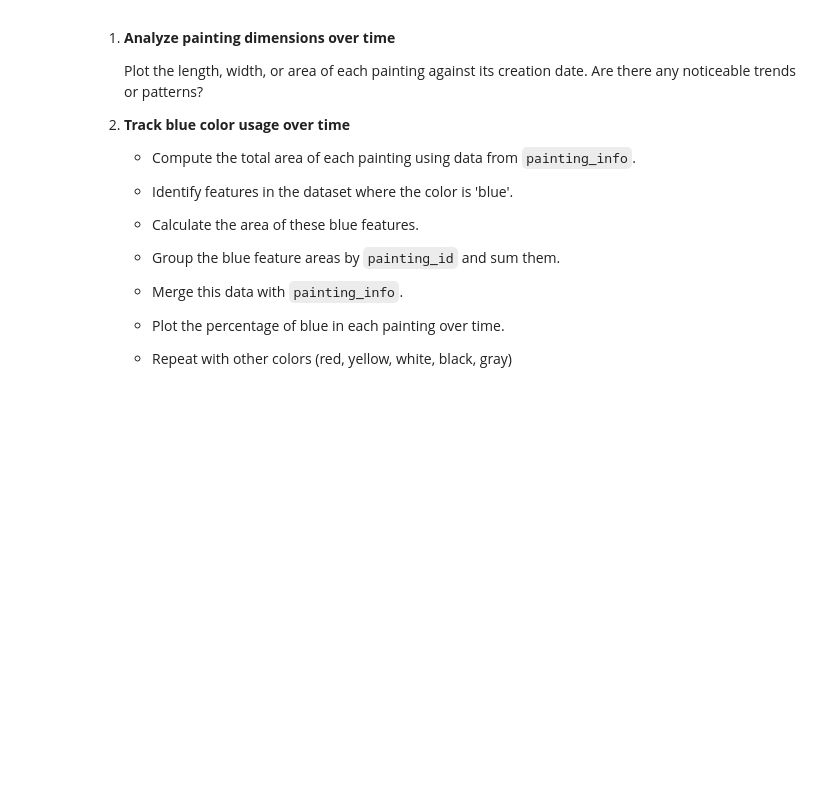
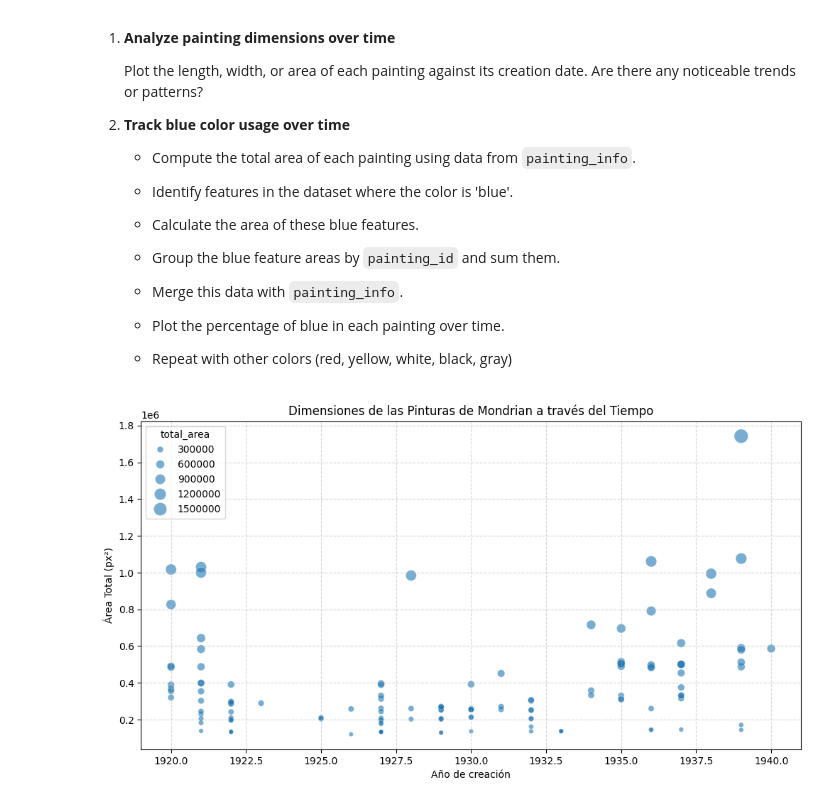
Before and after one commit to daf01-web/Mineria-de-Datos, a Jupyter notebook: mondrian_art_project.ipynb, the cells around one changed output. Cells and saved outputs as stored; diff of their text form; code cells hidden in the pictures; blank space fills up the shorter version.

```diff
--- a/mondrian_art_project.ipynb
+++ b/mondrian_art_project.ipynb
@@ -403,3 +403,27 @@ Here are some ideas for extending the project:
    - Repeat with other colors (red, yellow, white, black, gray)
 # %%
 # YOUR CODE HERE (add new cells as needed)
+# %%
+import pandas as pd
+import matplotlib.pyplot as plt
+import seaborn as sns
+
+# Cargar los datos (ajusta la ruta si es necesario)
+df_info = pd.read_csv('mondrian-painting-info.csv')
+
+# Asegurarnos de que el año sea numérico
+df_info['year'] = pd.to_numeric(df_info['year'], errors='coerce')
+
+# Calcular el área de cada pintura
+df_info['total_area'] = df_info['width'] * df_info['height']
+
+# Graficar Dimensiones vs Tiempo
+plt.figure(figsize=(12, 6))
+sns.scatterplot(data=df_info, x='year', y='total_area', size='total_area', sizes=(20, 200), alpha=0.6)
+plt.title('Dimensiones de las Pinturas de Mondrian a través del Tiempo')
+plt.xlabel('Año de creación')
+plt.ylabel('Área Total (px²)')
+plt.grid(True, linestyle='--', alpha=0.5)
+plt.show()
+# %% [output]
+[figure, added]
```
Also changed, not shown: parts of 1 cell of this notebook.
